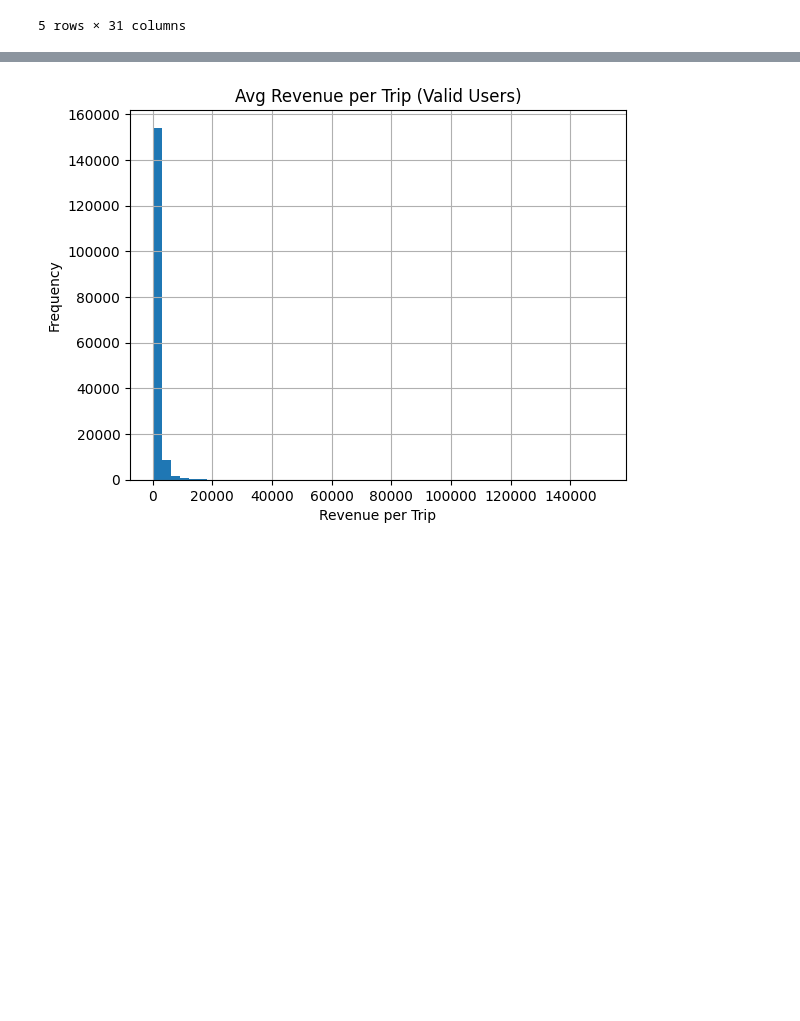
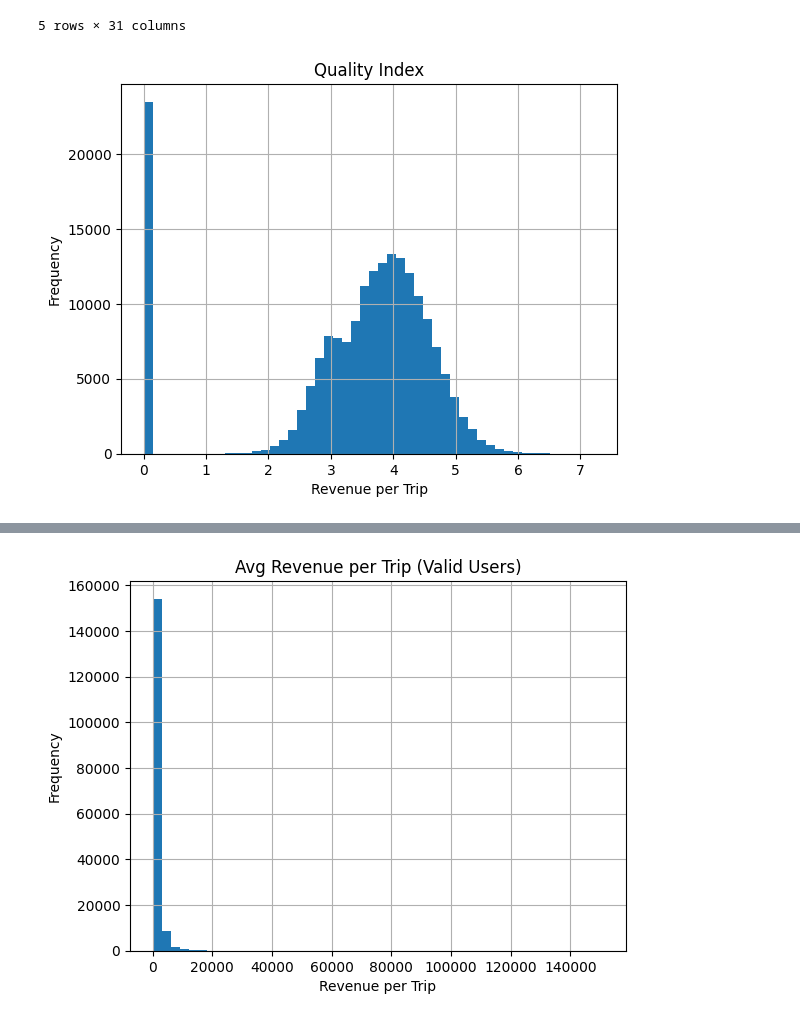
Before and after one commit to adrianmrizo/Client-Segmentation-Analysis, a Jupyter notebook: Adrian_Travel_Tide_Mastery_Project.ipynb, the cells around one changed output, grey strips where cells are left out. Drawn from its saved outputs; the diff is of its cells as text; code cells hidden in the pictures; blank space fills up the shorter version.

```diff
--- a/Adrian_Travel_Tide_Mastery_Project.ipynb
+++ b/Adrian_Travel_Tide_Mastery_Project.ipynb
@@ -316,3 +334,16 @@ df_prep.head()
 | 3 | 577 | 5 | NaN | 11.4 | 57 | 1.41 | ... |
 | 4 | 638 | 5 | NaN | 10.0 | 50 | 1.25 | ... |
 5 rows × 31 columns
+# %%
+# I want to see how the quality Index performs
+plt.figure()
+
+df_prep['quality_index'].hist(bins=50)
+
+plt.title("Quality Index")
+plt.xlabel("Revenue per Trip")
+plt.ylabel("Frequency")
+
+plt.show()
+# %% [output]
+[figure, added]
```
Also changed, not shown: parts of 24 cells of this notebook.
